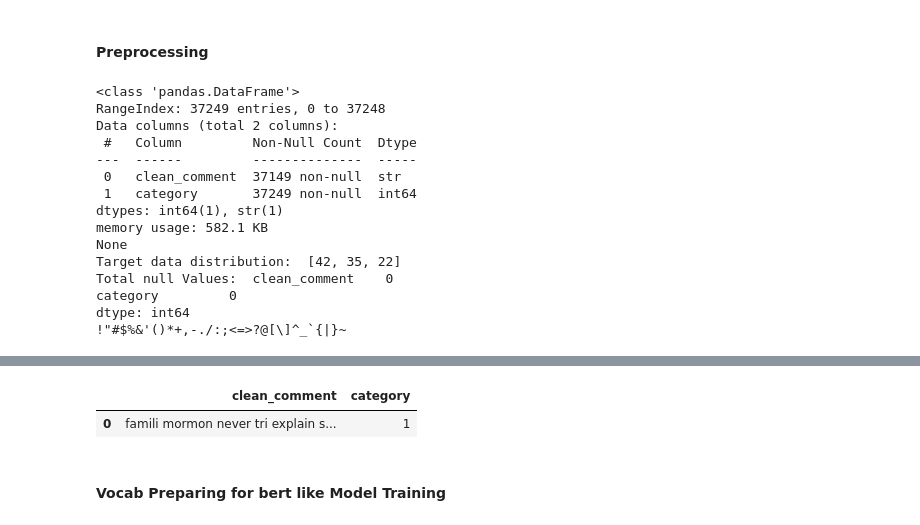
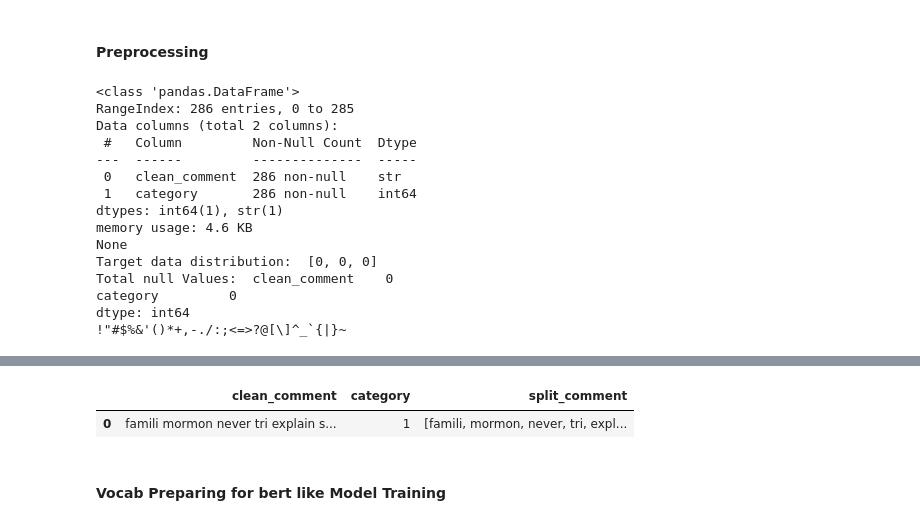
Before and after one commit to mrnishant1/NLP_BERT_implementation, a Jupyter notebook: notebook/micrograd.ipynb, the cells around one changed output, grey strips where cells are left out. Saved outputs shown, nothing was run; the diff lists cells and outputs as text; code cells hidden in the pictures.

```diff
--- a/notebook/micrograd.ipynb
+++ b/notebook/micrograd.ipynb
@@ -718,7 +768,7 @@ import pandas as pd
 # %%
 #Read csv-------------------
 # %%script false --no-raise-error
-df = pd.read_csv('../database/Reddit_Data.csv')
+df = pd.read_csv('../database/shortdb.csv')
 df.head()
 # %% [output]
 |  | clean_comment | category |
@@ -756,7 +806,7 @@ df.head()
 import nltk
 from nltk.corpus import stopwords
 import time
-nltk.download('stopwords')
+# nltk.download('stopwords')
 en_stopwords = stopwords.words('english')
 
 def removestopwords(text:str):
@@ -778,7 +828,7 @@ df.clean_comment = df.clean_comment.apply(emoji.demojize)
 
 #Nltk not that accurate but for now, just use it
 from nltk.tokenize import word_tokenize
-nltk.download('punkt_tab')
+# nltk.download('punkt_tab')
 df.clean_comment = df.clean_comment.apply(word_tokenize)
 df.head()
 
@@ -788,19 +838,21 @@ ps = PorterStemmer()
 def stem_word(text_row):
     return (" ".join(ps.stem(word) for word in text_row))
 df.clean_comment = df.clean_comment.apply(stem_word)
+df['split_comment'] = df.clean_comment.str.split()
+
 df.head(1)
 # %% [output]
 <class 'pandas.DataFrame'>
-RangeIndex: 37249 entries, 0 to 37248
+RangeIndex: 286 entries, 0 to 285
 Data columns (total 2 columns):
  #   Column         Non-Null Count  Dtype
 ---  ------         --------------  -----
- 0   clean_comment  37149 non-null  str
- 1   category       37249 non-null  int64
+ 0   clean_comment  286 non-null    str
+ 1   category       286 non-null    int64
 dtypes: int64(1), str(1)
-memory usage: 582.1 KB
+memory usage: 4.6 KB
 None
-Target data distribution:  [42, 35, 22]
+Target data distribution:  [0, 0, 0]
 Total null Values:  clean_comment    0
 category         0
 dtype: int64
@@ -814,4 +860,4 @@ dtype: int64
-|  | clean_comment | category |
-| 0 | famili mormon never tri explain s... | 1 |
+|  | clean_comment | category | split_comment |
+| 0 | famili mormon never tri explain s... | 1 | [famili, mormon, never, tri, expl... |
 # %% [markdown]
 #### Vocab Preparing for bert like Model Training
```
Also changed, not shown: parts of 23 cells of this notebook, 1 other file.
